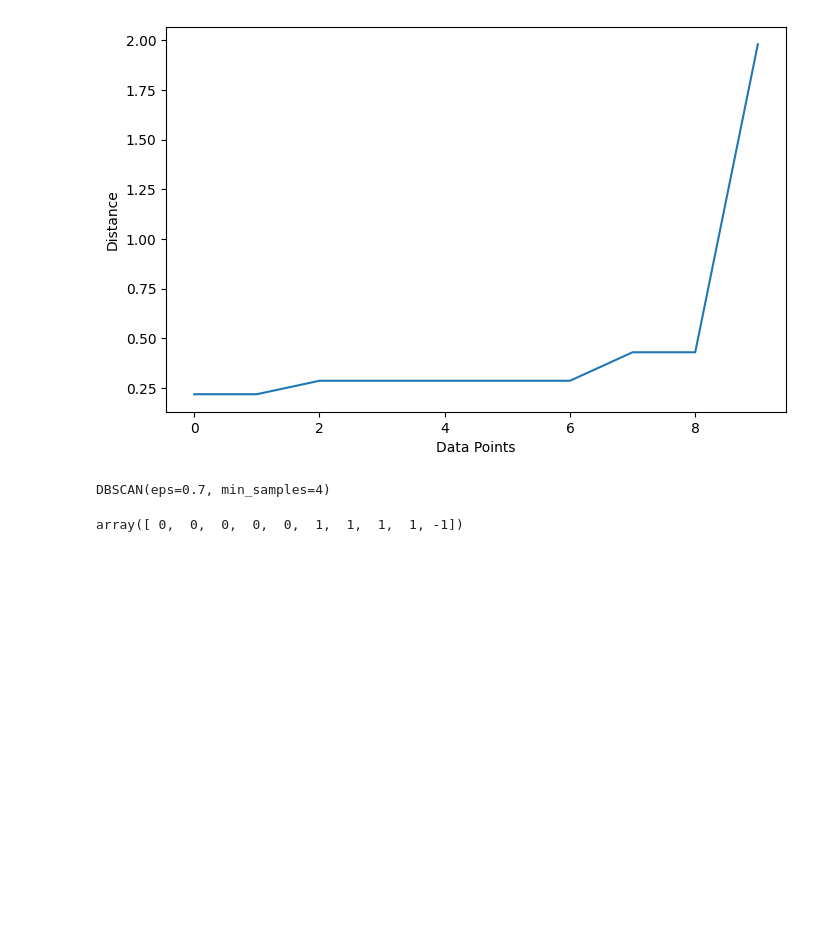
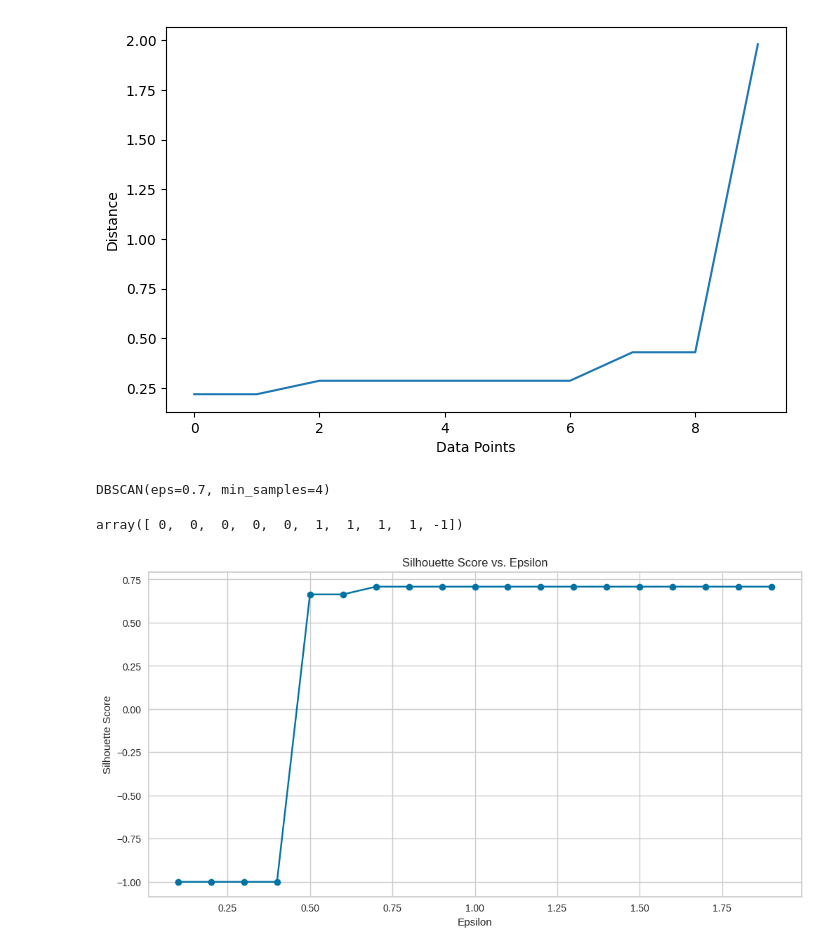
Before and after one commit to eleven111101/DBSCAN, a Jupyter notebook: DBSCAN_Cluster.ipynb, the cells around one changed output. Saved outputs shown, nothing was run; the diff lists cells and outputs as text; code cells hidden in the pictures; blank space fills up the shorter version.

```diff
--- a/DBSCAN_Cluster.ipynb
+++ b/DBSCAN_Cluster.ipynb
@@ -111,3 +111,38 @@ DBSCAN(eps=0.7, min_samples=4)
 model.labels_
 # %% [output]
 array([ 0,  0,  0,  0,  0,  1,  1,  1,  1, -1])
+# %%
+from sklearn.cluster import DBSCAN
+from sklearn.preprocessing import StandardScaler
+from sklearn.metrics import silhouette_score
+
+# Scale the data
+scaler = StandardScaler()
+Scaled_X = scaler.fit_transform(X)
+
+# Function to compute silhouette scores for different eps values
+def plot_silhouette_scores(X, max_eps=2.0, step=0.1):
+    eps_values = np.arange(0.1, max_eps, step)
+    silhouette_scores = []
+
+    for eps in eps_values:
+        model = DBSCAN(eps=eps, min_samples=4)
+        labels = model.fit_predict(X)
+        if len(set(labels)) > 1:  # Ensure there are at least two clusters
+            score = silhouette_score(X, labels)
+        else:
+            score = -1  # Silhouette score is not defined for a single cluster
+        silhouette_scores.append(score)
+
+    plt.figure(figsize=(12, 6))
+    plt.plot(eps_values, silhouette_scores, marker='o')
+    plt.xlabel('Epsilon')
+    plt.ylabel('Silhouette Score')
+    plt.title('Silhouette Score vs. Epsilon')
+    plt.grid(True)
+    plt.show()
+
+# Plot silhouette scores
+plot_silhouette_scores(Scaled_X)
+# %% [output]
+[figure, added]
```
Also changed, not shown: parts of 1 cell of this notebook.
